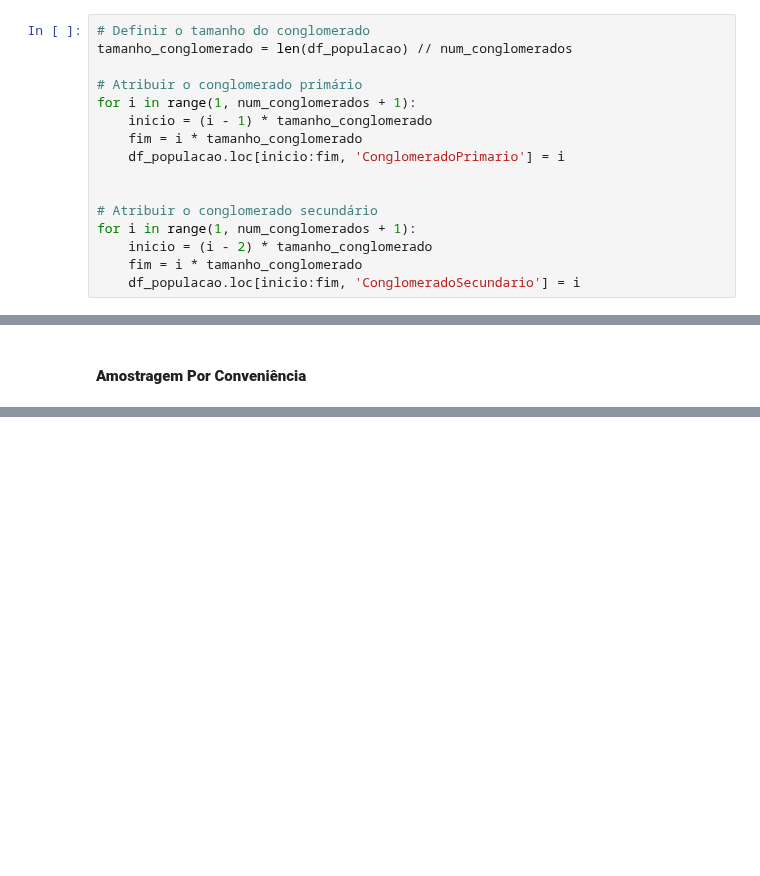
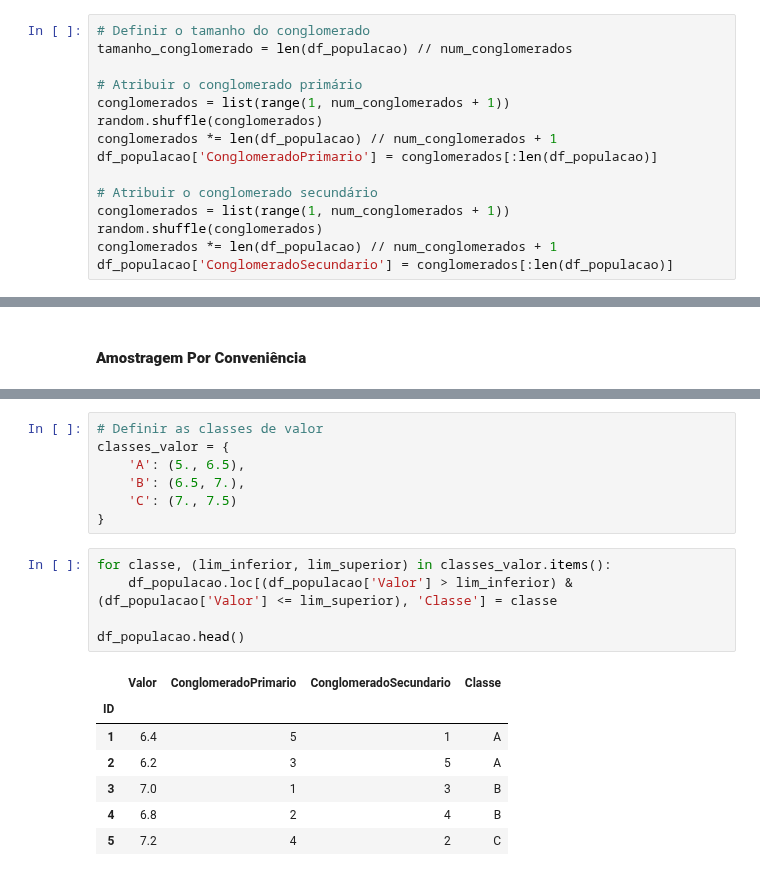
Before and after one commit to jvataidee/ManualdeAnalisedeDadosPython, a Jupyter notebook: cap6_estatistica_inferencial.ipynb, the cells around one changed output, grey strips where cells are left out. Drawn from its saved outputs; the diff is of its cells as text; blank space fills up the shorter version.

```diff
--- a/cap6_estatistica_inferencial.ipynb
+++ b/cap6_estatistica_inferencial.ipynb
@@ -160,14 +160,13 @@ num_conglomerados = 5
 tamanho_conglomerado = len(df_populacao) // num_conglomerados
 
 # Atribuir o conglomerado primário
-for i in range(1, num_conglomerados + 1):
-    inicio = (i - 1) * tamanho_conglomerado
-    fim = i * tamanho_conglomerado
-    df_populacao.loc[inicio:fim, 'ConglomeradoPrimario'] = i
-
+conglomerados = list(range(1, num_conglomerados + 1))
+random.shuffle(conglomerados)
+conglomerados *= len(df_populacao) // num_conglomerados + 1
+df_populacao['ConglomeradoPrimario'] = conglomerados[:len(df_populacao)]
 
 # Atribuir o conglomerado secundário
-for i in range(1, num_conglomerados + 1):
-    inicio = (i - 2) * tamanho_conglomerado
-    fim = i * tamanho_conglomerado
-    df_populacao.loc[inicio:fim, 'ConglomeradoSecundario'] = i
+conglomerados = list(range(1, num_conglomerados + 1))
+random.shuffle(conglomerados)
+conglomerados *= len(df_populacao) // num_conglomerados + 1
+df_populacao['ConglomeradoSecundario'] = conglomerados[:len(df_populacao)]
@@ -244,0 +287,20 @@ amostra_dois_estagios
+# %%
+# Definir as classes de valor
+classes_valor = {
+    'A': (5., 6.5),
+    'B': (6.5, 7.),
+    'C': (7., 7.5)
+}
+# %%
+for classe, (lim_inferior, lim_superior) in classes_valor.items():
+    df_populacao.loc[(df_populacao['Valor'] > lim_inferior) & (df_populacao['Valor'] <= lim_superior), 'Classe'] = classe
+
+df_populacao.head()
+# %% [output]
+|  | Valor | ConglomeradoPrimario | ConglomeradoSecundario | Classe |
+| ID |  |  |  |  |
+| 1 | 6.4 | 5 | 1 | A |
+| 2 | 6.2 | 3 | 5 | A |
+| 3 | 7.0 | 1 | 3 | B |
+| 4 | 6.8 | 2 | 4 | B |
+| 5 | 7.2 | 4 | 2 | C |
```
Also changed, not shown: parts of 12 cells of this notebook.
